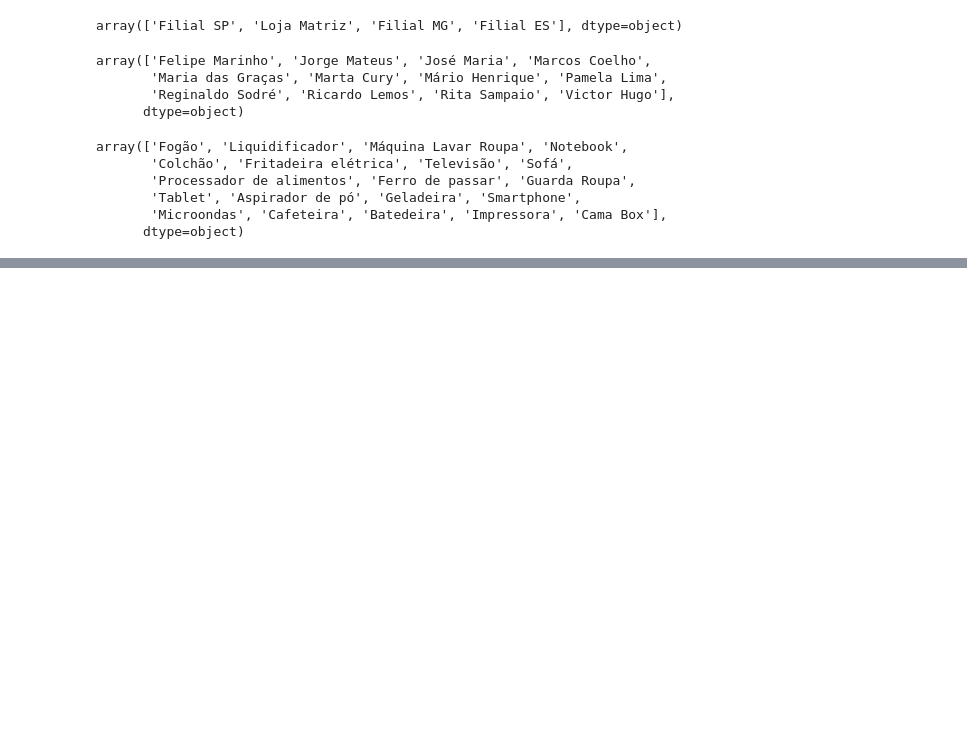
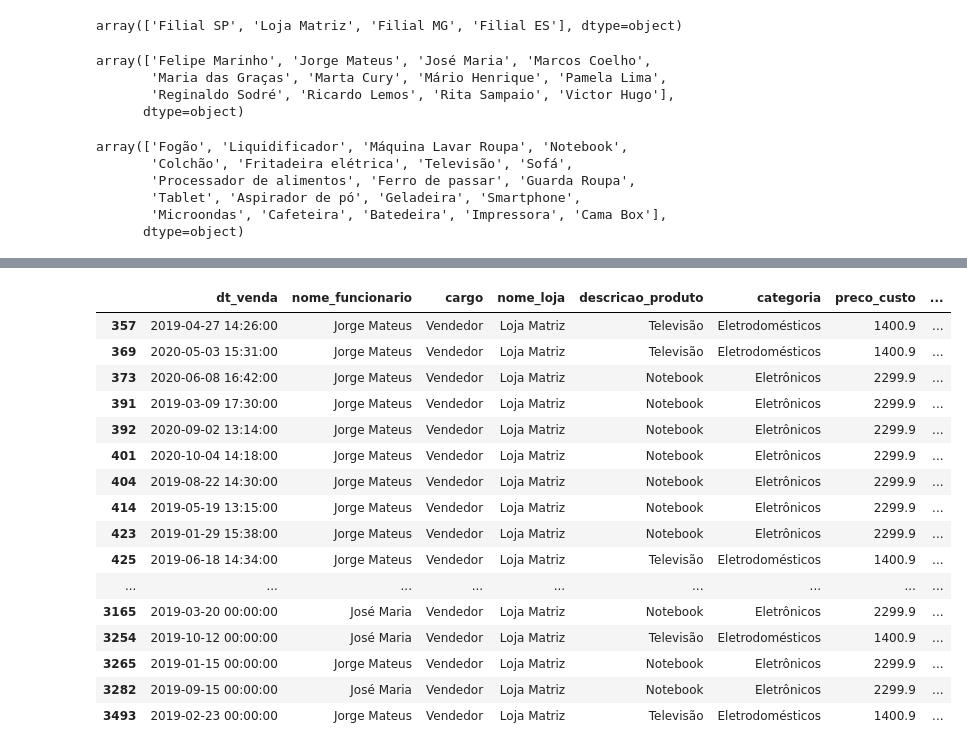
Before and after one commit to maryreginaf15/AnaliseDeDaDosComIA, a Jupyter notebook: AnaliseDescritiva.ipynb, the cells around one changed output, grey strips where cells are left out. Saved outputs shown, nothing was run; the diff lists cells and outputs as text; code cells hidden in the pictures; blank space fills up the shorter version.

```diff
--- a/AnaliseDescritiva.ipynb
+++ b/AnaliseDescritiva.ipynb
@@ -264,3 +272,8 @@ array(['Fogão', 'Liquidificador', 'Máquina Lavar Roupa', 'Notebook',
        'Tablet', 'Aspirador de pó', 'Geladeira', 'Smartphone',
        'Microondas', 'Cafeteira', 'Batedeira', 'Impressora', 'Cama Box'],
       dtype=object)
+# %%
+#criando um  filtro #queries consultas
+
+filtro_loja = df_final['nome_loja'] == 'Loja Matriz'
+df_final[filtro_loja]
@@ -266,0 +294,3 @@ array(['Fogão', 'Liquidificador', 'Máquina Lavar Roupa', 'Notebook',
+# %%
+filtro_fatura = df_final['valor_final'] > 8000
+df_final[filtro_fatura]
@@ -266,0 +311,20 @@ array(['Fogão', 'Liquidificador', 'Máquina Lavar Roupa', 'Notebook',
+# %%
+df_final[filtro_loja& filtro_fatura]
+# %% [output]
+|  | dt_venda | nome_funcionario | cargo | nome_loja | descricao_produto | categoria | preco_custo | ... |
+| 357 | 2019-04-27 14:26:00 | Jorge Mateus | Vendedor | Loja Matriz | Televisão | Eletrodomésticos | 1400.9 | ... |
+| 369 | 2020-05-03 15:31:00 | Jorge Mateus | Vendedor | Loja Matriz | Televisão | Eletrodomésticos | 1400.9 | ... |
+| 373 | 2020-06-08 16:42:00 | Jorge Mateus | Vendedor | Loja Matriz | Notebook | Eletrônicos | 2299.9 | ... |
+| 391 | 2019-03-09 17:30:00 | Jorge Mateus | Vendedor | Loja Matriz | Notebook | Eletrônicos | 2299.9 | ... |
+| 392 | 2020-09-02 13:14:00 | Jorge Mateus | Vendedor | Loja Matriz | Notebook | Eletrônicos | 2299.9 | ... |
+| 401 | 2020-10-04 14:18:00 | Jorge Mateus | Vendedor | Loja Matriz | Notebook | Eletrônicos | 2299.9 | ... |
+| 404 | 2019-08-22 14:30:00 | Jorge Mateus | Vendedor | Loja Matriz | Notebook | Eletrônicos | 2299.9 | ... |
+| 414 | 2019-05-19 13:15:00 | Jorge Mateus | Vendedor | Loja Matriz | Notebook | Eletrônicos | 2299.9 | ... |
+| 423 | 2019-01-29 15:38:00 | Jorge Mateus | Vendedor | Loja Matriz | Notebook | Eletrônicos | 2299.9 | ... |
+| 425 | 2019-06-18 14:34:00 | Jorge Mateus | Vendedor | Loja Matriz | Televisão | Eletrodomésticos | 1400.9 | ... |
+| ... | ... | ... | ... | ... | ... | ... | ... | ... |
+| 3165 | 2019-03-20 00:00:00 | José Maria | Vendedor | Loja Matriz | Notebook | Eletrônicos | 2299.9 | ... |
+| 3254 | 2019-10-12 00:00:00 | José Maria | Vendedor | Loja Matriz | Televisão | Eletrodomésticos | 1400.9 | ... |
+| 3265 | 2019-01-15 00:00:00 | Jorge Mateus | Vendedor | Loja Matriz | Notebook | Eletrônicos | 2299.9 | ... |
+| 3282 | 2019-09-15 00:00:00 | José Maria | Vendedor | Loja Matriz | Notebook | Eletrônicos | 2299.9 | ... |
+| 3493 | 2019-02-23 00:00:00 | Jorge Mateus | Vendedor | Loja Matriz | Televisão | Eletrodomésticos | 1400.9 | ... |
```
Also changed, not shown: parts of 23 cells of this notebook.
